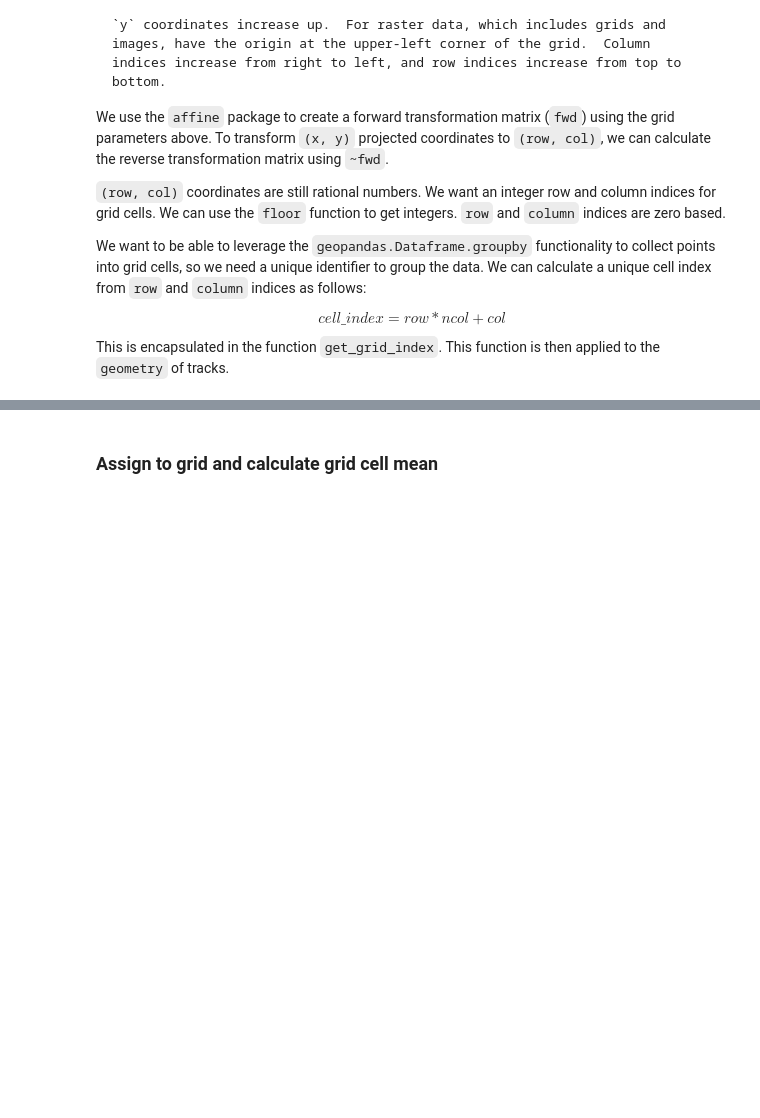
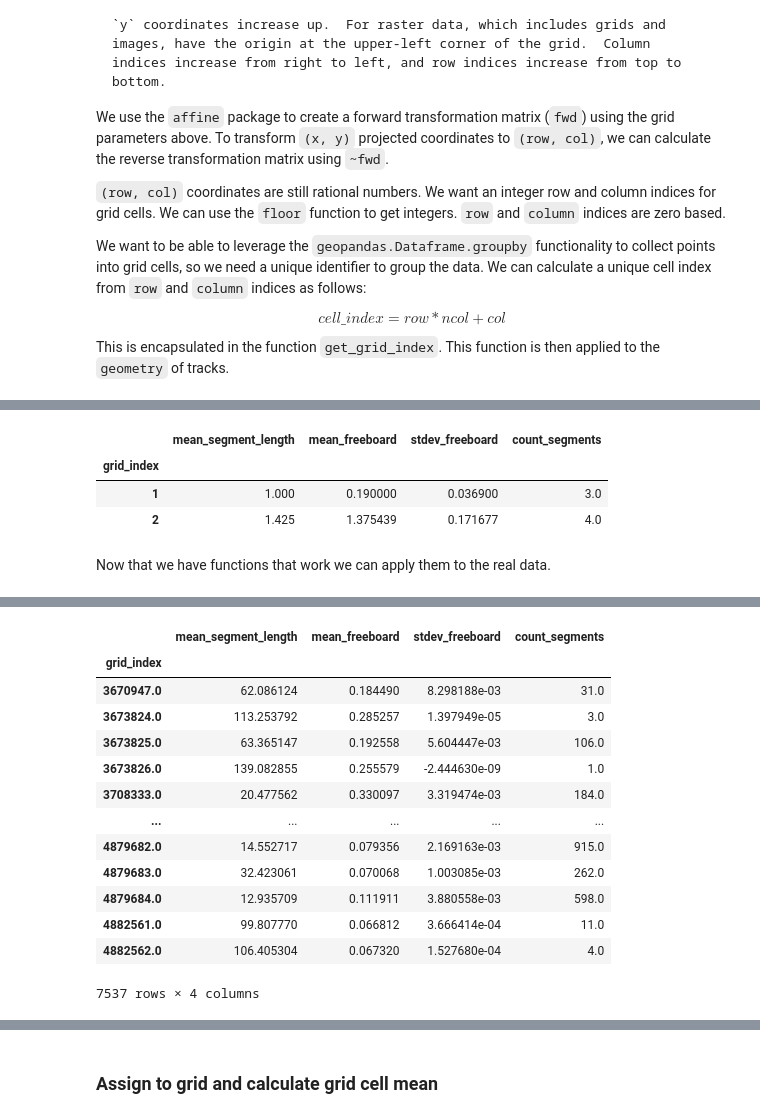
Before and after one commit to nsidc/NSIDC-Data-Tutorials, a Jupyter notebook: notebooks/ICESat-2_Cloud_Access/ATL10-h5coro.ipynb, the cells around one changed output, grey strips where cells are left out. Cells and saved outputs as stored; diff of their text form; code cells hidden in the pictures; blank space fills up the shorter version.

Commit message:
add aggregation code

```diff
--- a/notebooks/ICESat-2_Cloud_Access/ATL10-h5coro.ipynb
+++ b/notebooks/ICESat-2_Cloud_Access/ATL10-h5coro.ipynb
@@ -330,0 +356,34 @@ cell_segment_counts
+# %%
+def mean_segment_length(df):
+    """Returns mean segment length"""
+    return df["height_segment_length_seg"].mean()
+
+
+def mean_freeboard(df):
+    """Returns length weighted mean freeboard"""
+    return (df.beam_fb_height * df.height_segment_length_seg).sum() / df.height_segment_length_seg.sum()
+
+
+def stdev_freeboard(df):
+    """Returns weighted standard deviation of freeboard"""
+    hmean = mean_freeboard(df)
+    stdev = (df.beam_fb_height**2 * df.height_segment_length_seg).sum() / df.height_segment_length_seg.sum()
+    return stdev - hmean**2
+
+
+def count_segments(df):
+    """Number of segments in grid cell"""
+    return df.beam_fb_height.count()
+
+
+def all_funcs(x):
+    """Wrapper that allows all the aggregation functions to be applied at once"""
+    funcs = {
+        mean_segment_length.__name__: mean_segment_length(x),  #__name__ gets the name of a function
+        mean_freeboard.__name__: mean_freeboard(x),
+        stdev_freeboard.__name__: stdev_freeboard(x),
+        count_segments.__name__: count_segments(x),
+    }
+    # `apply` is expected to return a series or a scaler so we collect the results
+    # into a series indexed by aggregating function name
+    return pd.Series(funcs, index=funcs.keys())
@@ -330,0 +411,8 @@ cell_segment_counts
+# %%
+result = test_df.groupby("grid_index").apply(all_funcs)
+result
+# %% [output]
+|  | mean_segment_length | mean_freeboard | stdev_freeboard | count_segments |
+| grid_index |  |  |  |  |
+| 1 | 1.000 | 0.190000 | 0.036900 | 3.0 |
+| 2 | 1.425 | 1.375439 | 0.171677 | 4.0 |
@@ -330,0 +421,7 @@ cell_segment_counts
+# %% [markdown]
+Now that we have functions that work we can apply them to the real data.
+# %%
+%%time
+aggregated_data = tracks.groupby("grid_index").apply(all_funcs)
+aggregated_data
+# %% [output]
@@ -330,0 +430,14 @@ cell_segment_counts
+|  | mean_segment_length | mean_freeboard | stdev_freeboard | count_segments |
+| grid_index |  |  |  |  |
+| 3670947.0 | 62.086124 | 0.184490 | 8.298188e-03 | 31.0 |
+| 3673824.0 | 113.253792 | 0.285257 | 1.397949e-05 | 3.0 |
+| 3673825.0 | 63.365147 | 0.192558 | 5.604447e-03 | 106.0 |
+| 3673826.0 | 139.082855 | 0.255579 | -2.444630e-09 | 1.0 |
+| 3708333.0 | 20.477562 | 0.330097 | 3.319474e-03 | 184.0 |
+| ... | ... | ... | ... | ... |
+| 4879682.0 | 14.552717 | 0.079356 | 2.169163e-03 | 915.0 |
+| 4879683.0 | 32.423061 | 0.070068 | 1.003085e-03 | 262.0 |
+| 4879684.0 | 12.935709 | 0.111911 | 3.880558e-03 | 598.0 |
+| 4882561.0 | 99.807770 | 0.066812 | 3.666414e-04 | 11.0 |
+| 4882562.0 | 106.405304 | 0.067320 | 1.527680e-04 | 4.0 |
+7537 rows × 4 columns
```
Also changed, not shown: parts of 29 cells of this notebook, 1 other file.
